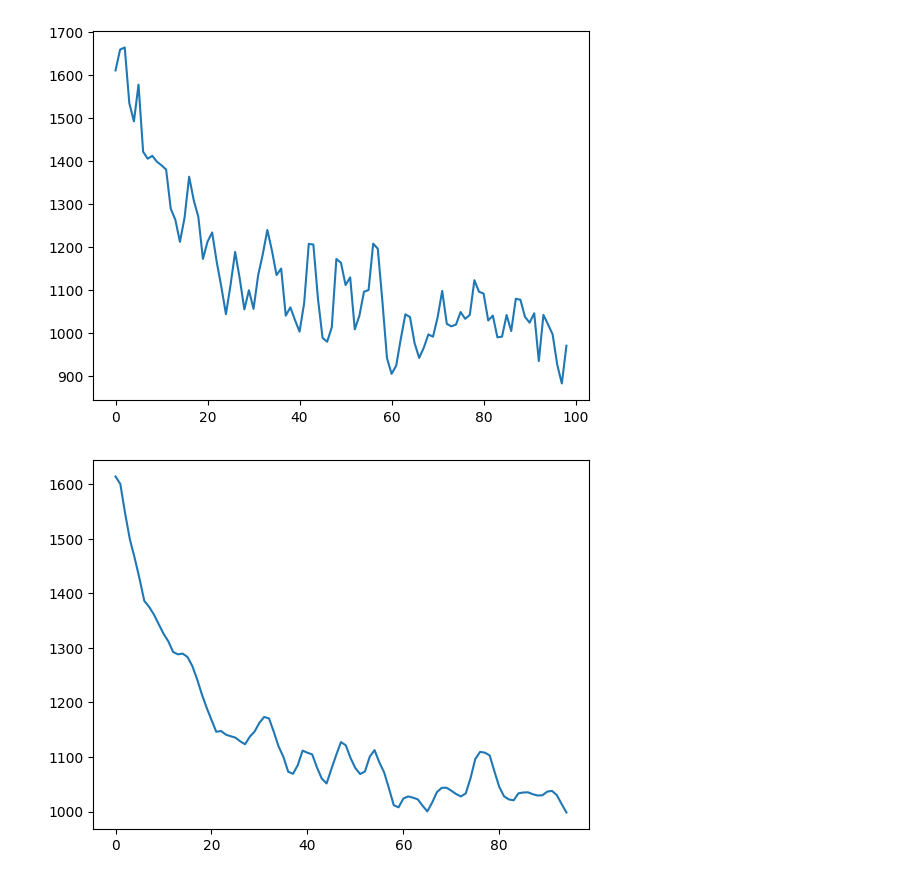
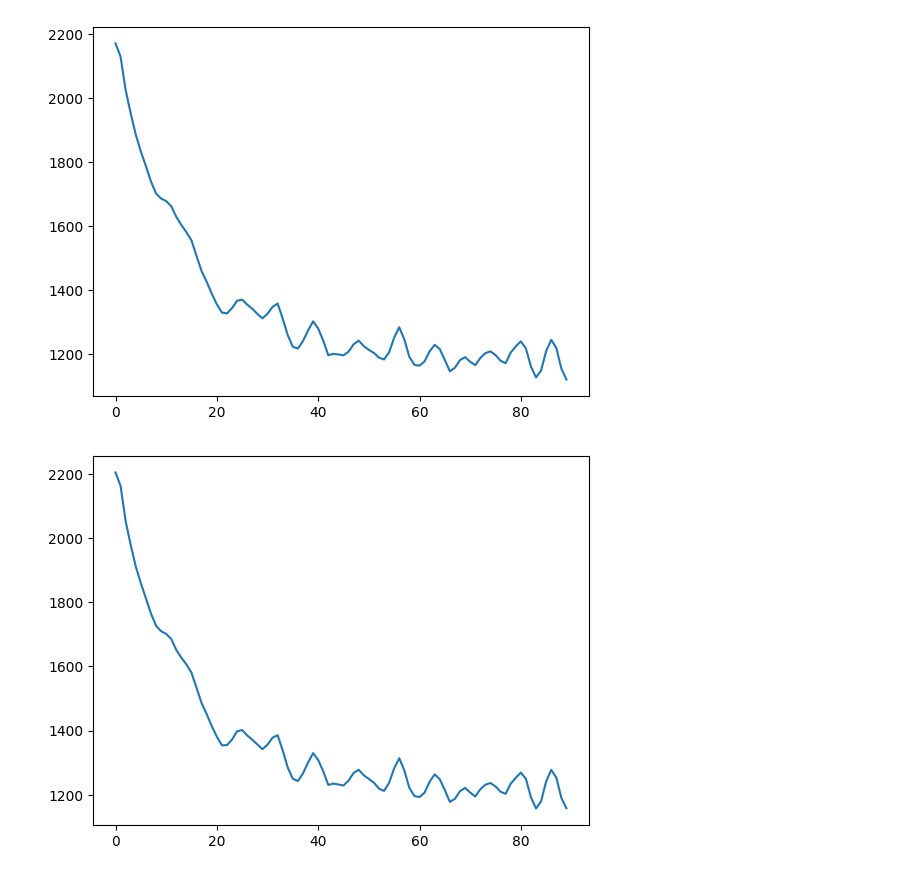
Before and after one commit to dbugajny/VRP-RL, a Jupyter notebook: test_db.ipynb, the cells around one changed output. Saved outputs shown, nothing was run; the diff lists cells and outputs as text; code cells hidden in the pictures.

```diff
--- a/test_db.ipynb
+++ b/test_db.ipynb
@@ -8,12 +8,12 @@ from copy import deepcopy
 from tqdm import tqdm
 from utils import make_simulation_plot, run_environment_simulation, calculate_loss
 # %%
-n_samples = 500
+n_samples = 1000
 n_locations = 5
 n_steps = n_locations * 2
 max_demand = 10
 max_capacity = 50
-n_epochs = 100
+n_epochs = 300
 
 model_actor = Actor(n_locations)
 optimizer = tf.keras.optimizers.legacy.Adam()
@@ -53,14 +53,14 @@ for _ in tqdm(range(n_epochs)):
 def fun(ls, n):
     return [np.mean(ls[i:i+n]) for i in range(0, len(ls) - n)]
 # %%
-plt.plot(fun(losses_train, 1))
+plt.plot(fun(losses_train, 10))
 plt.show()
 # %% [output]
-[figure, old version]
+[figure, new version]
 # %%
-plt.plot(fun(losses_test, 5))
+plt.plot(fun(losses_test, 10))
 plt.show()
 # plt.ylim([0, 250])
 # %% [output]
-[figure, old version]
+[figure, new version]
 # %%
```
Also changed, not shown: parts of 3 cells of this notebook, 1 other file.
